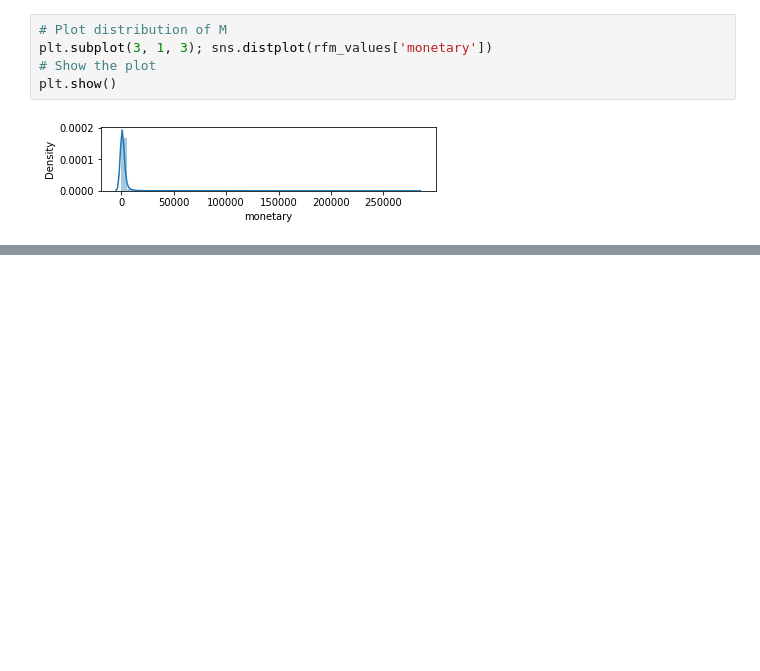
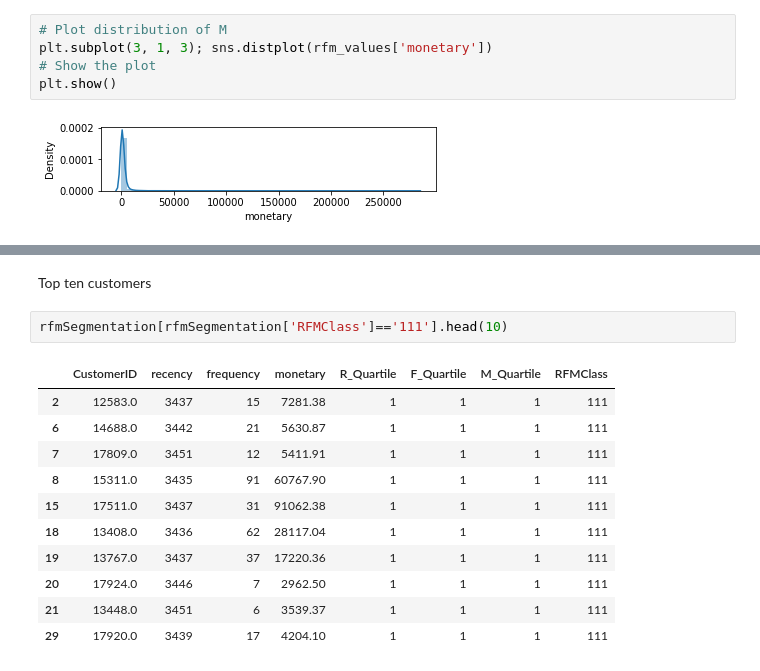
Before and after one commit to alicebalayan/Shopping-Prediction, a Jupyter notebook: notebook.ipynb, the cells around one changed output, grey strips where cells are left out. Saved outputs shown, nothing was run; the diff lists cells and outputs as text; blank space fills up the shorter version.

```diff
--- a/notebook.ipynb
+++ b/notebook.ipynb
@@ -144,0 +185,16 @@ print(quartiles, type(quartiles))
+# %% [markdown]
+Top ten customers
+# %%
+rfmSegmentation[rfmSegmentation['RFMClass']=='111'].head(10)
+# %% [output]
+|  | CustomerID | recency | frequency | monetary | R_Quartile | F_Quartile | M_Quartile | RFMClass |
+| 2 | 12583.0 | 3437 | 15 | 7281.38 | 1 | 1 | 1 | 111 |
+| 6 | 14688.0 | 3442 | 21 | 5630.87 | 1 | 1 | 1 | 111 |
+| 7 | 17809.0 | 3451 | 12 | 5411.91 | 1 | 1 | 1 | 111 |
+| 8 | 15311.0 | 3435 | 91 | 60767.90 | 1 | 1 | 1 | 111 |
+| 15 | 17511.0 | 3437 | 31 | 91062.38 | 1 | 1 | 1 | 111 |
+| 18 | 13408.0 | 3436 | 62 | 28117.04 | 1 | 1 | 1 | 111 |
+| 19 | 13767.0 | 3437 | 37 | 17220.36 | 1 | 1 | 1 | 111 |
+| 20 | 17924.0 | 3446 | 7 | 2962.50 | 1 | 1 | 1 | 111 |
+| 21 | 13448.0 | 3451 | 6 | 3539.37 | 1 | 1 | 1 | 111 |
+| 29 | 17920.0 | 3439 | 17 | 4204.10 | 1 | 1 | 1 | 111 |
```
Also changed, not shown: parts of 13 cells of this notebook.
